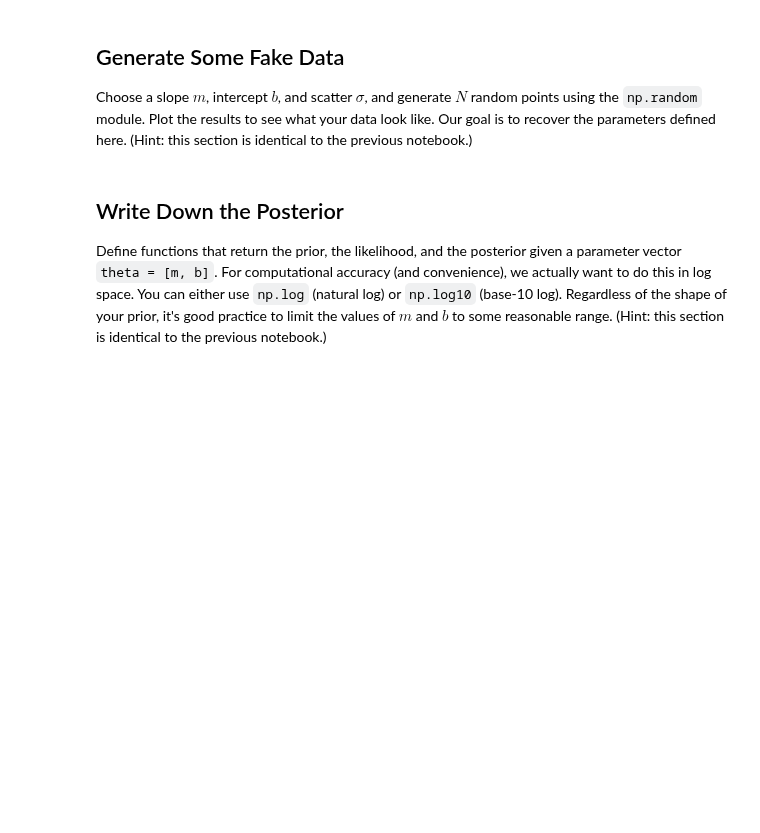
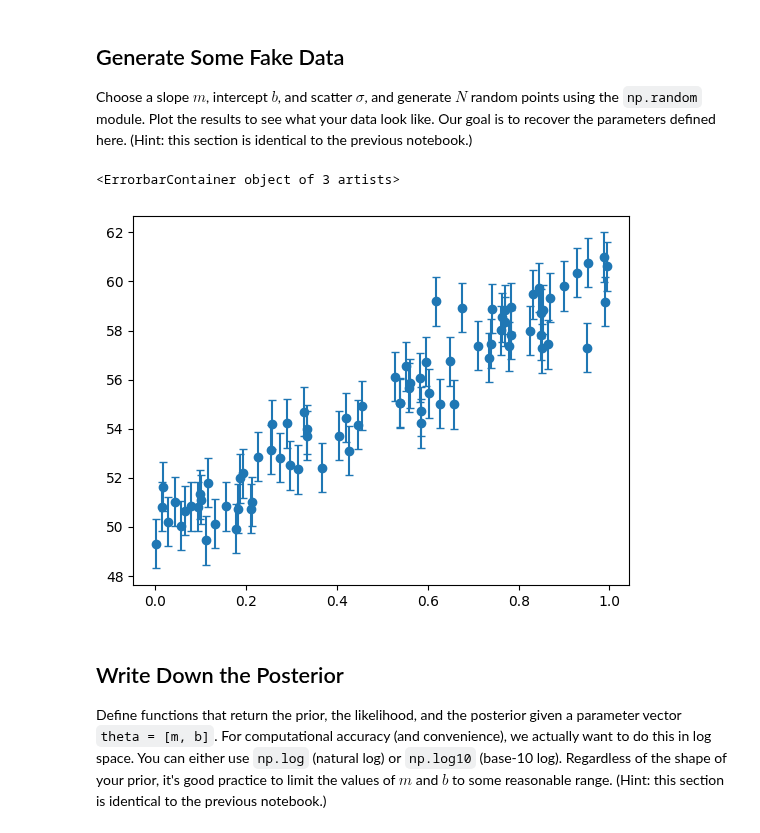
Before and after one commit to ASTR154/bayesian-statistics, a Jupyter notebook: mcmc_line_fitting.ipynb, the cells around one changed output. Cells and saved outputs as stored; diff of their text form; code cells hidden in the pictures; blank space fills up the shorter version.

```diff
--- a/mcmc_line_fitting.ipynb
+++ b/mcmc_line_fitting.ipynb
@@ -25,3 +15,18 @@ Choose a slope $m$, intercept $b$, and scatter $\sigma$, and generate $N$ random
+# %%
+N = 80  # number of points
+m = 10.  # slope
+b = 50.  # intercept
+sigma = 1.  # scatter
+
+rng = np.random.default_rng()
+x =  np.random.uniform(0,1,N)
+y = m*x+b+np.random.normal(0,sigma,N) # equation for a line PLUS random values from a Gaussian centered at 0 with standard deviation `sigma`
+dy =  sigma# array of error bars for all the data (all `sigma`)
+
+plt.errorbar(x, y, yerr=sigma, fmt="o", capsize=3)
+# %% [output]
+<ErrorbarContainer object of 3 artists>
+[figure, added]
 # %% [markdown]
 ## Write Down the Posterior
 Define functions that return the prior, the likelihood, and the posterior given a parameter vector `theta = [m, b]`. For computational accuracy (and convenience), we actually want to do this in log space. You can either use `np.log` (natural log) or `np.log10` (base-10 log). Regardless of the shape of your prior, it's good practice to limit the values of $m$ and $b$ to some reasonable range. (Hint: this section is identical to the previous notebook.)
```
Also changed, not shown: parts of 11 cells of this notebook.
